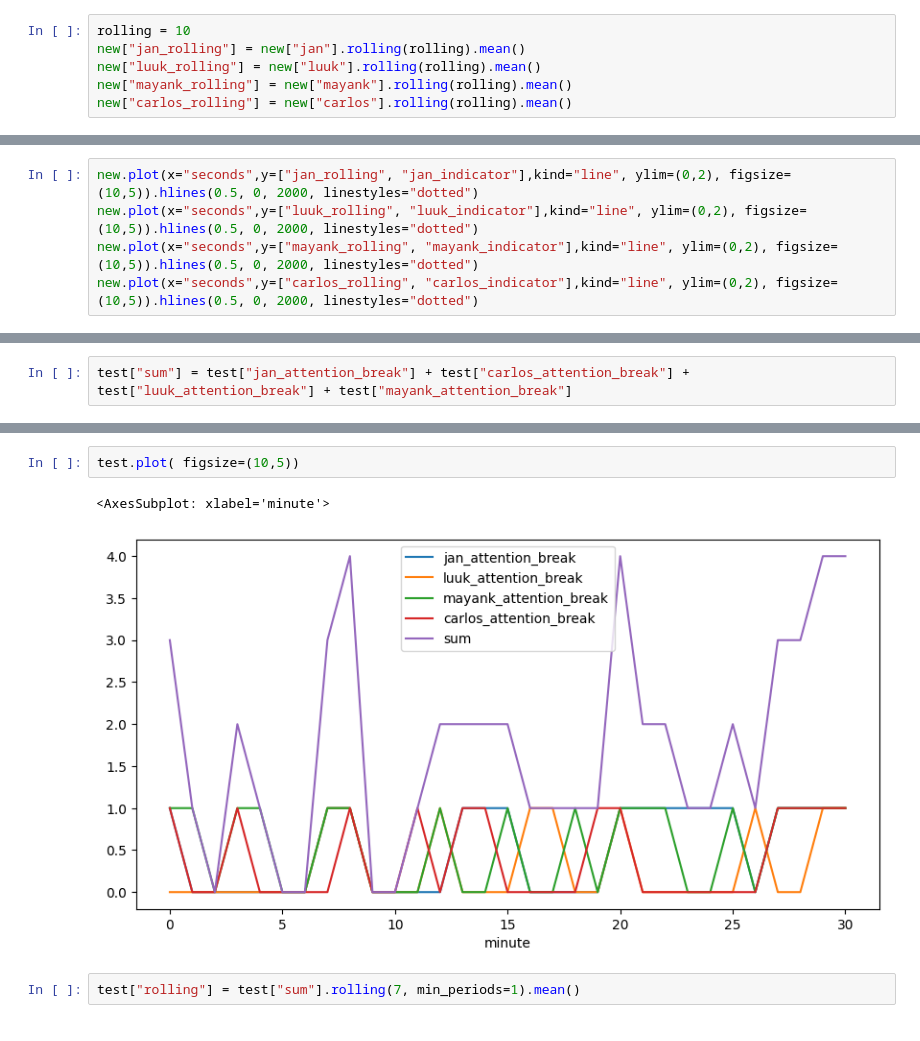
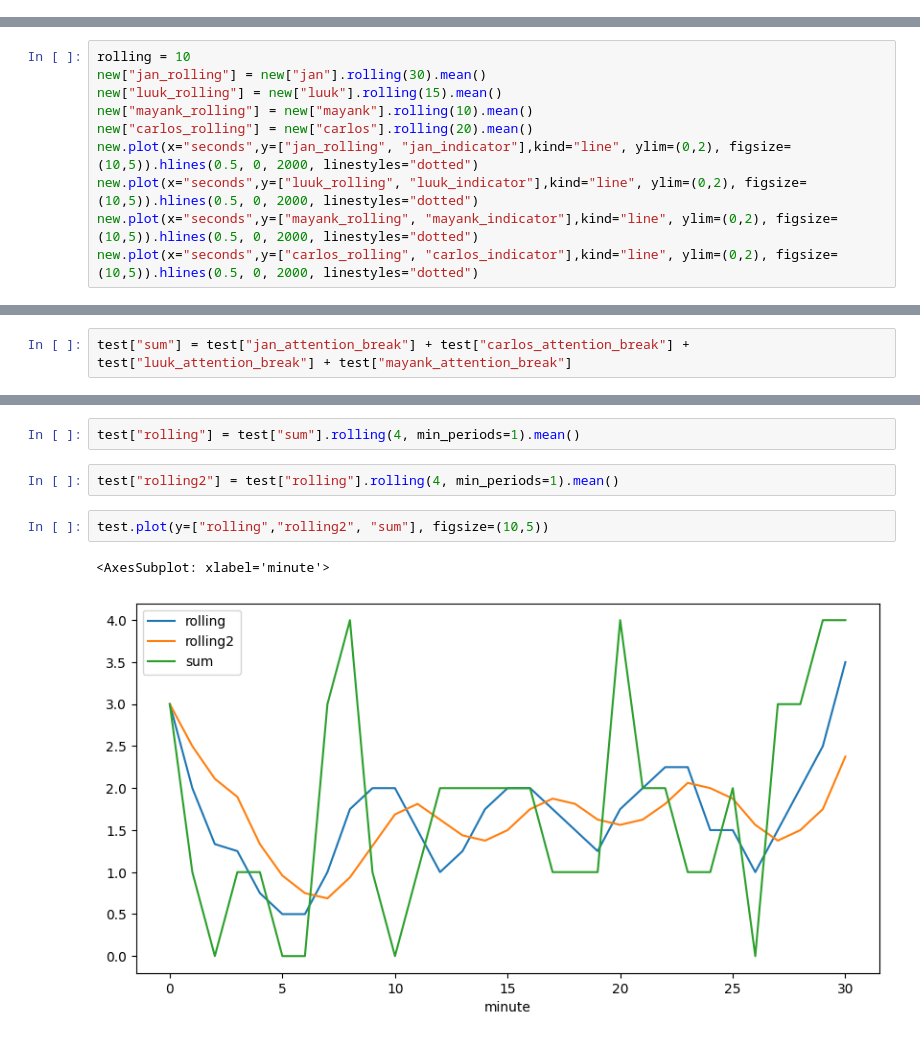
Before and after one commit to jan-ra/attention-keeper, a Jupyter notebook: data-processing.ipynb, the cells around one changed output, grey strips where cells are left out. Cells and saved outputs as stored; diff of their text form.

```diff
--- a/data-processing.ipynb
+++ b/data-processing.ipynb
@@ -98,9 +98,3 @@ new.plot(x="seconds",y=["carlos", "carlos_indicator"],kind="line", ylim=(0,2), f
 # %% [output]
 <AxesSubplot: xlabel='seconds'>
 [figure]
-# %%
-rolling = 10
-new["jan_rolling"] = new["jan"].rolling(rolling).mean()
-new["luuk_rolling"] = new["luuk"].rolling(rolling).mean()
-new["mayank_rolling"] = new["mayank"].rolling(rolling).mean()
-new["carlos_rolling"] = new["carlos"].rolling(rolling).mean()
@@ -123,4 +101,9 @@ new
 # %%
+rolling = 10
+new["jan_rolling"] = new["jan"].rolling(30).mean()
+new["luuk_rolling"] = new["luuk"].rolling(15).mean()
+new["mayank_rolling"] = new["mayank"].rolling(10).mean()
+new["carlos_rolling"] = new["carlos"].rolling(20).mean()
 new.plot(x="seconds",y=["jan_rolling", "jan_indicator"],kind="line", ylim=(0,2), figsize=(10,5)).hlines(0.5, 0, 2000, linestyles="dotted")
 new.plot(x="seconds",y=["luuk_rolling", "luuk_indicator"],kind="line", ylim=(0,2), figsize=(10,5)).hlines(0.5, 0, 2000, linestyles="dotted")
 new.plot(x="seconds",y=["mayank_rolling", "mayank_indicator"],kind="line", ylim=(0,2), figsize=(10,5)).hlines(0.5, 0, 2000, linestyles="dotted")
@@ -209,7 +203,9 @@ test
+# %%
+test["rolling"] = test["sum"].rolling(4, min_periods=1).mean()
+# %%
+test["rolling2"] = test["rolling"].rolling(4, min_periods=1).mean()
 # %%
-test.plot( figsize=(10,5))
+test.plot(y=["rolling","rolling2", "sum"], figsize=(10,5))
 # %% [output]
 <AxesSubplot: xlabel='minute'>
-[figure, old version]
+[figure, new version]
-# %%
-test["rolling"] = test["sum"].rolling(7, min_periods=1).mean()
```
Also changed, not shown: parts of 6 cells of this notebook.
